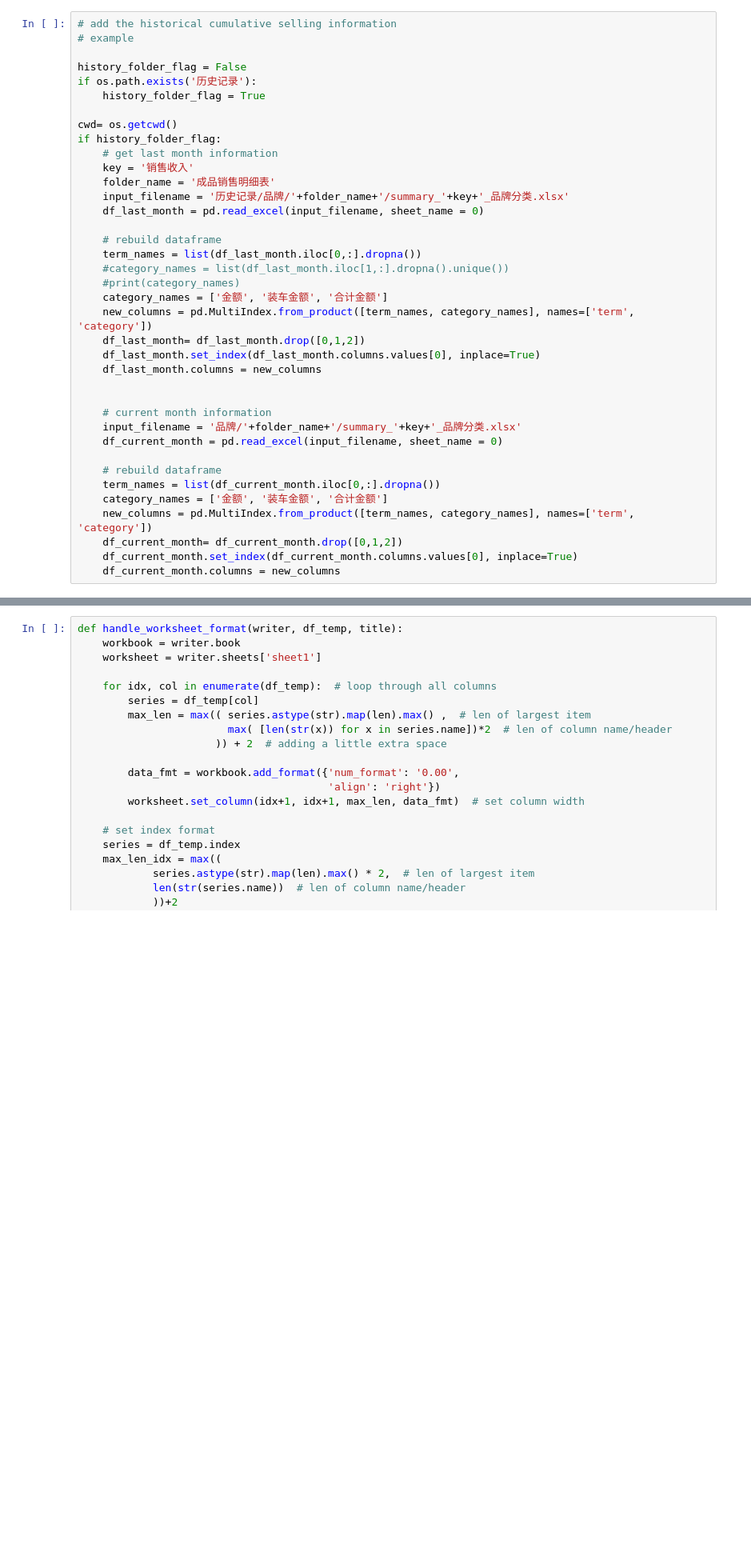
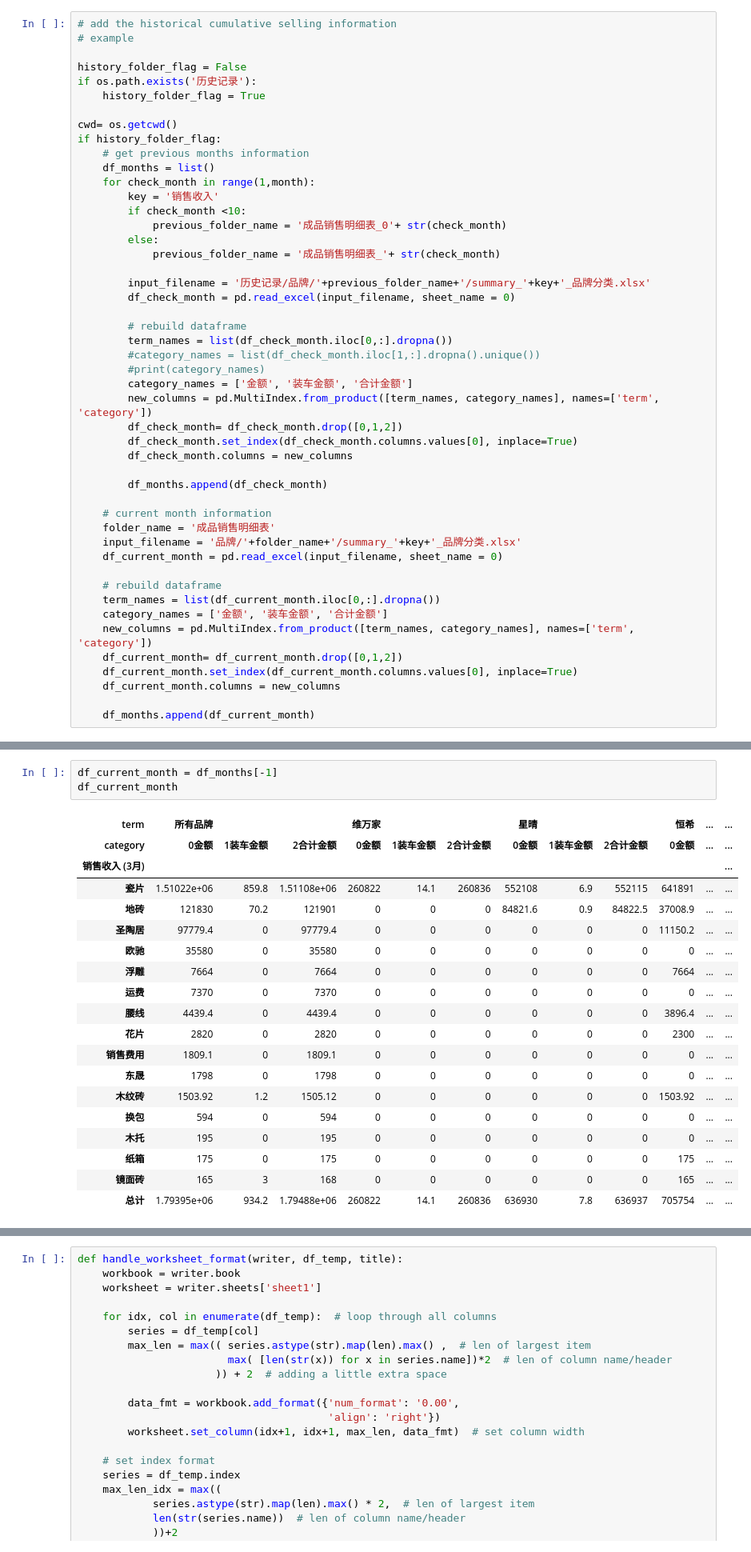
Before and after one commit to nicolasaaron/maman_hengxi_2019, a Jupyter notebook: 添加累计金额.ipynb, the cells around one changed output, grey strips where cells are left out. Shown: that part at 80% size. Saved outputs shown, nothing was run; the diff lists cells and outputs as text; blank space fills up the shorter version.

```diff
--- a/添加累计金额.ipynb
+++ b/添加累计金额.ipynb
@@ -52,24 +57,32 @@ if os.path.exists('历史记录'):
 
 cwd= os.getcwd()
 if history_folder_flag:
-    # get last month information
-    key = '销售收入'
-    folder_name = '成品销售明细表'
-    input_filename = '历史记录/品牌/'+folder_name+'/summary_'+key+'_品牌分类.xlsx'
-    df_last_month = pd.read_excel(input_filename, sheet_name = 0)
+    # get previous months information
+    df_months = list()
+    for check_month in range(1,month):
+        key = '销售收入'
+        if check_month <10:
+            previous_folder_name = '成品销售明细表_0'+ str(check_month)
+        else:
+            previous_folder_name = '成品销售明细表_'+ str(check_month)
 
-    # rebuild dataframe
-    term_names = list(df_last_month.iloc[0,:].dropna())
-    #category_names = list(df_last_month.iloc[1,:].dropna().unique())
-    #print(category_names)
-    category_names = ['金额', '装车金额', '合计金额']
-    new_columns = pd.MultiIndex.from_product([term_names, category_names], names=['term', 'category'])
-    df_last_month= df_last_month.drop([0,1,2])
-    df_last_month.set_index(df_last_month.columns.values[0], inplace=True)
-    df_last_month.columns = new_columns
+        input_filename = '历史记录/品牌/'+previous_folder_name+'/summary_'+key+'_品牌分类.xlsx'
+        df_check_month = pd.read_excel(input_filename, sheet_name = 0)
 
+        # rebuild dataframe
+        term_names = list(df_check_month.iloc[0,:].dropna())
+        #category_names = list(df_check_month.iloc[1,:].dropna().unique())
+        #print(category_names)
+        category_names = ['金额', '装车金额', '合计金额']
+        new_columns = pd.MultiIndex.from_product([term_names, category_names], names=['term', 'category'])
+        df_check_month= df_check_month.drop([0,1,2])
+        df_check_month.set_index(df_check_month.columns.values[0], inplace=True)
+        df_check_month.columns = new_columns
+
+        df_months.append(df_check_month)
 
     # current month information
+    folder_name = '成品销售明细表'
     input_filename = '品牌/'+folder_name+'/summary_'+key+'_品牌分类.xlsx'
     df_current_month = pd.read_excel(input_filename, sheet_name = 0)
 
@@ -80,3 +93,5 @@ if history_folder_flag:
     df_current_month= df_current_month.drop([0,1,2])
     df_current_month.set_index(df_current_month.columns.values[0], inplace=True)
     df_current_month.columns = new_columns
+
+    df_months.append(df_current_month)
@@ -84,0 +98,23 @@ if history_folder_flag:
+# %%
+df_current_month = df_months[-1]
+df_current_month
+# %% [output]
+| term | 所有品牌 |  |  | 维万家 |  |  | 星晴 |  |  | 恒希 | ... | ... |
+| category | 0金额 | 1装车金额 | 2合计金额 | 0金额 | 1装车金额 | 2合计金额 | 0金额 | 1装车金额 | 2合计金额 | 0金额 | ... | ... |
+| 销售收入 (3月) |  |  |  |  |  |  |  |  |  |  |  | ... |
+| 瓷片 | 1.51022e+06 | 859.8 | 1.51108e+06 | 260822 | 14.1 | 260836 | 552108 | 6.9 | 552115 | 641891 | ... | ... |
+| 地砖 | 121830 | 70.2 | 121901 | 0 | 0 | 0 | 84821.6 | 0.9 | 84822.5 | 37008.9 | ... | ... |
+| 圣陶居 | 97779.4 | 0 | 97779.4 | 0 | 0 | 0 | 0 | 0 | 0 | 11150.2 | ... | ... |
+| 欧驰 | 35580 | 0 | 35580 | 0 | 0 | 0 | 0 | 0 | 0 | 0 | ... | ... |
+| 浮雕 | 7664 | 0 | 7664 | 0 | 0 | 0 | 0 | 0 | 0 | 7664 | ... | ... |
+| 运费 | 7370 | 0 | 7370 | 0 | 0 | 0 | 0 | 0 | 0 | 0 | ... | ... |
+| 腰线 | 4439.4 | 0 | 4439.4 | 0 | 0 | 0 | 0 | 0 | 0 | 3896.4 | ... | ... |
+| 花片 | 2820 | 0 | 2820 | 0 | 0 | 0 | 0 | 0 | 0 | 2300 | ... | ... |
+| 销售费用 | 1809.1 | 0 | 1809.1 | 0 | 0 | 0 | 0 | 0 | 0 | 0 | ... | ... |
+| 东晟 | 1798 | 0 | 1798 | 0 | 0 | 0 | 0 | 0 | 0 | 0 | ... | ... |
+| 木纹砖 | 1503.92 | 1.2 | 1505.12 | 0 | 0 | 0 | 0 | 0 | 0 | 1503.92 | ... | ... |
+| 换包 | 594 | 0 | 594 | 0 | 0 | 0 | 0 | 0 | 0 | 0 | ... | ... |
+| 木托 | 195 | 0 | 195 | 0 | 0 | 0 | 0 | 0 | 0 | 0 | ... | ... |
+| 纸箱 | 175 | 0 | 175 | 0 | 0 | 0 | 0 | 0 | 0 | 175 | ... | ... |
+| 镜面砖 | 165 | 3 | 168 | 0 | 0 | 0 | 0 | 0 | 0 | 165 | ... | ... |
+| 总计 | 1.79395e+06 | 934.2 | 1.79488e+06 | 260822 | 14.1 | 260836 | 636930 | 7.8 | 636937 | 705754 | ... | ... |
```
Also changed, not shown: parts of 13 cells of this notebook.
